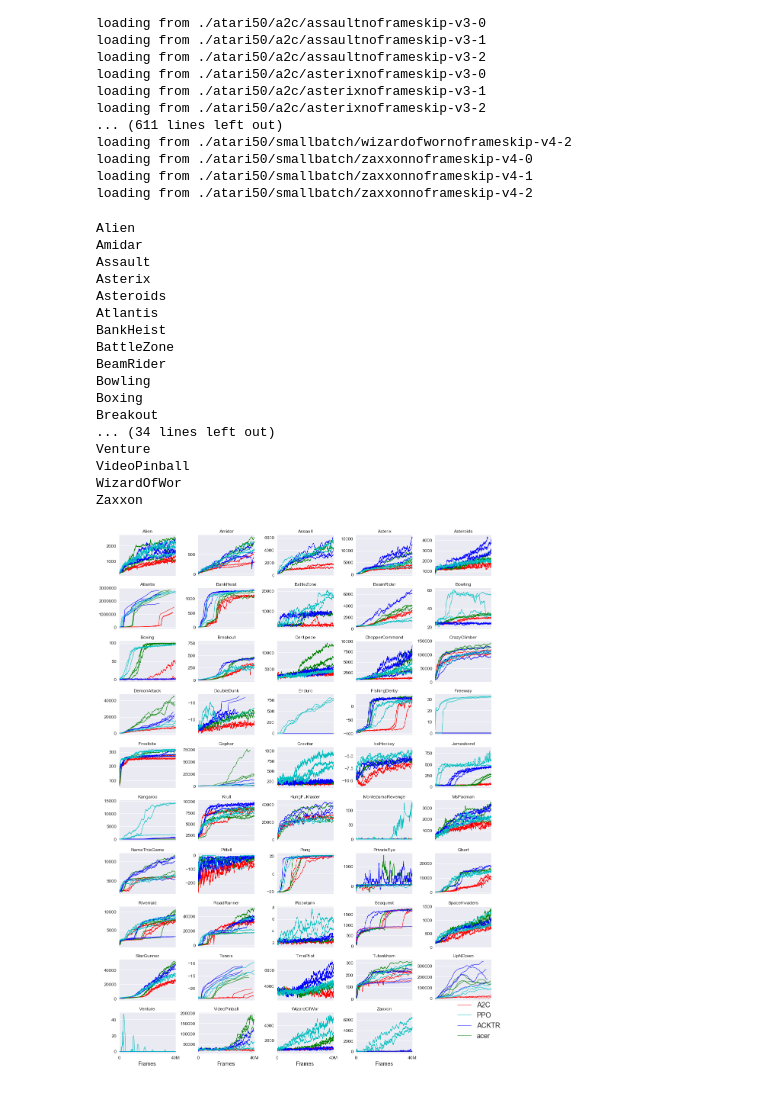
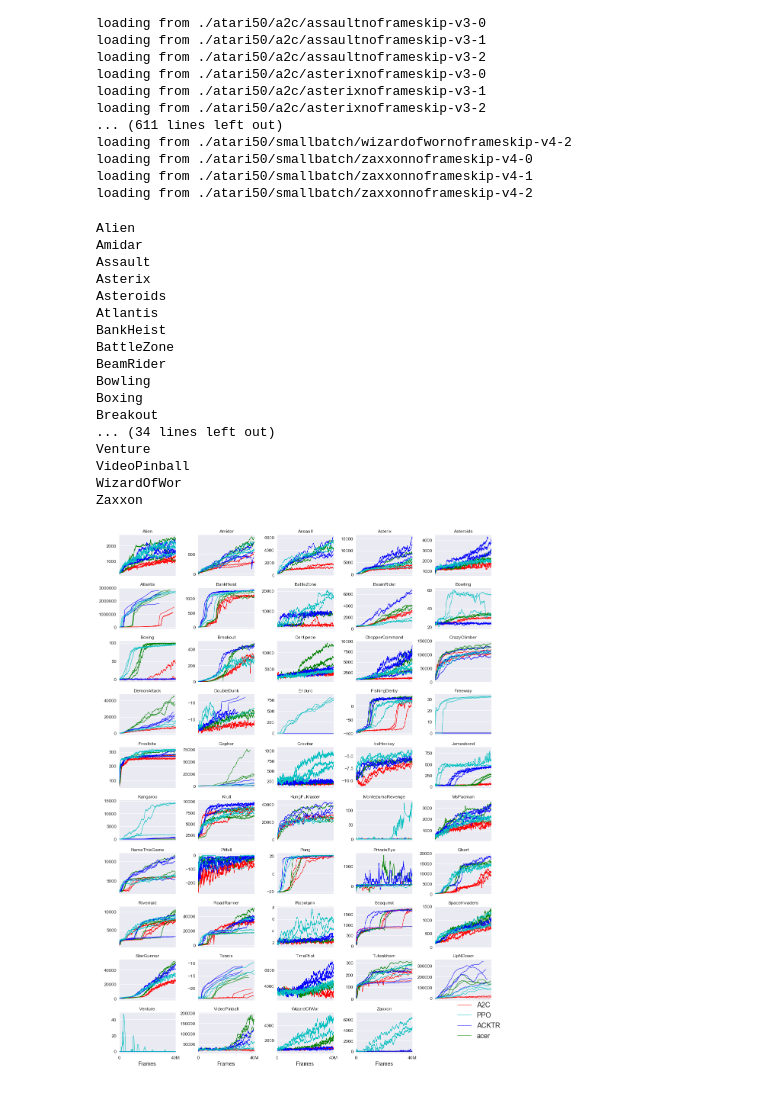
Before and after one commit to openai/baselines-results, a Jupyter notebook: acktr_ppo_acer_a2c_atari.ipynb, the cells around one changed output. Cells and saved outputs as stored; diff of their text form; code cells hidden in the pictures.

```diff
--- a/acktr_ppo_acer_a2c_atari.ipynb
+++ b/acktr_ppo_acer_a2c_atari.ipynb
@@ -128,6 +128,10 @@ for (split, results) in sorted(split2results.items()):
     ax.set_xticks([])
     if split =='SpaceInvaders':
         ax.set_ylim(0,1500)
+    if split =='Breakout':
+        ax.set_ylim(0,500)
+    if split =='Qbert':
+        ax.set_ylim(0,20000)
     ax.set_xlim(0, 40e6)
     ax.set_xticklabels(["0", "40M"])
 #     plt.tight_layout()
@@ -139,31 +143,31 @@ for (split, results) in sorted(split2results.items()):
         ax.spines['bottom'].set_visible(True)
         ax.set_xticks([0, 40e6])
         ax.set_xlabel("Frames")
     if ax.is_first_col():
         ax.spines['left'].set_visible(True)
     if ax.is_last_col():
         ax.spines['right'].set_visible(True)
 
 plt.gcf().legend(alg2line.values(), alg2line.keys(), loc=(.85,.08), fontsize=18)
 
 plt.savefig('atari-more-comparisons.pdf', bbox_inches='tight')
 plt.show()
 # %% [output]
 Alien
 Amidar
 Assault
 Asterix
 Asteroids
 Atlantis
 BankHeist
 BattleZone
 BeamRider
 Bowling
 Boxing
 Breakout
 ... (34 lines left out)
 Venture
 VideoPinball
 WizardOfWor
 Zaxxon
-[figure, old version]
+[figure, new version]
```
